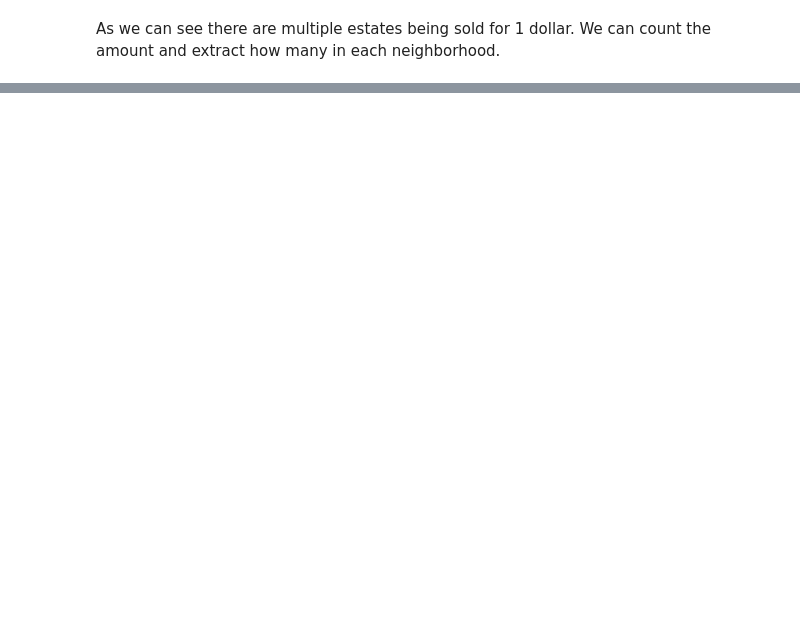
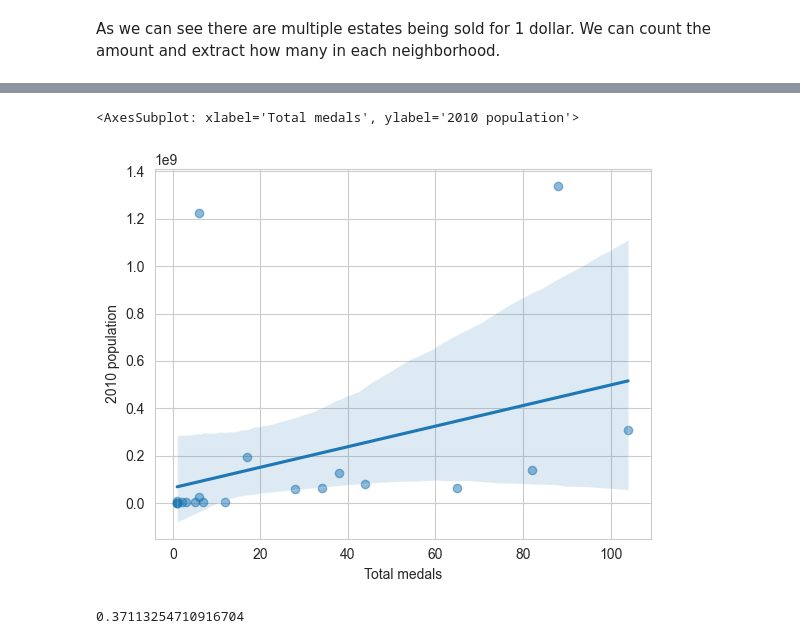
Before and after one commit to Nalanys/DV1597_Intelligent_dataanalys, a Jupyter notebook: Exercises/Exercise_3.ipynb, the cells around one changed output, grey strips where cells are left out. Saved outputs shown, nothing was run; the diff lists cells and outputs as text; code cells hidden in the pictures; blank space fills up the shorter version.

```diff
--- a/Exercises/Exercise_3.ipynb
+++ b/Exercises/Exercise_3.ipynb
@@ -88,0 +132,3 @@ plt.show()
+# %%
+dfOlympics = pd.read_csv(r'Datasets\olympics.csv')
+dfOlympics.head()
@@ -88,0 +146,11 @@ plt.show()
+# %%
+dfOlympics['Total medals'] = dfOlympics['Gold medals'] + dfOlympics['Silver medals'] + dfOlympics['Bronze medals']
+
+sns.regplot(data = dfOlympics, x='Total medals', y='2010 population', scatter_kws={'alpha':0.5})
+# %% [output]
+<AxesSubplot: xlabel='Total medals', ylabel='2010 population'>
+[figure, added]
+# %%
+dfOlympics['2010 population'].corr(dfOlympics['Total medals'])
+# %% [output]
+0.37113254710916704
```
Also changed, not shown: parts of 27 cells of this notebook.
